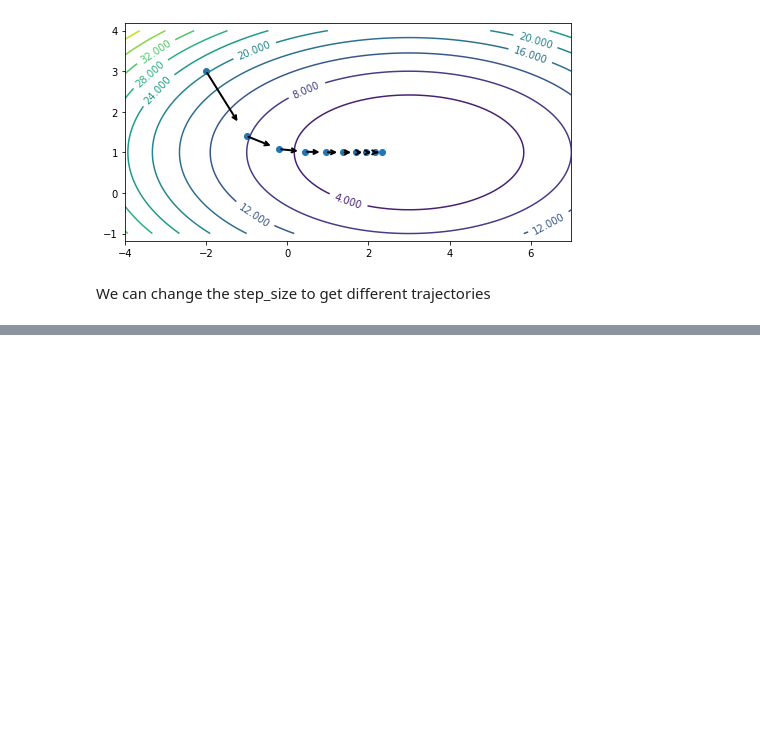
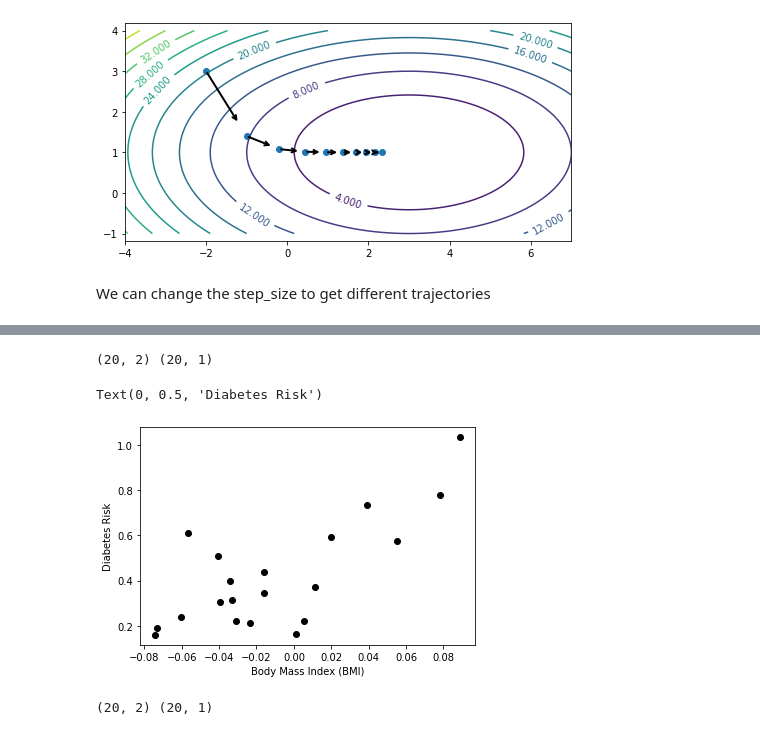
Before and after one commit to ShaunakSen/Data-Science-and-Machine-Learning, a Jupyter notebook: Applied_ML_CS_5785.ipynb, the cells around one changed output, grey strips where cells are left out. Drawn from its saved outputs; the diff is of its cells as text; code cells hidden in the pictures; blank space fills up the shorter version.

```diff
--- a/Applied_ML_CS_5785.ipynb
+++ b/Applied_ML_CS_5785.ipynb
@@ -1037,0 +1072,17 @@ We can change the step_size to get different trajectories
+# %%
+%matplotlib inline
+import matplotlib.pyplot as plt
+plt.rcParams['figure.figsize'] = [8, 4]
+
+import numpy as np
+import pandas as pd
+from sklearn import datasets
+
+# Load the diabetes dataset
+diabetes_data = datasets.load_diabetes()
+
+feature_names = diabetes_data['feature_names']
+X, y = diabetes_data['data'], diabetes_data['target']
+
+X = pd.DataFrame(data=X, columns=feature_names)
+y = pd.DataFrame(data=y, columns=['Target'])
@@ -1037,0 +1107,7 @@ We can change the step_size to get different trajectories
+# %%
+# add an extra column of onens
+X['one'] = 1
+
+# Collect 20 data points and only use bmi dimension
+X_train = X.iloc[-20:].loc[:, ['bmi', 'one']]
+y_train = y.iloc[-20:] / 300
@@ -1037,0 +1132,11 @@ We can change the step_size to get different trajectories
+# %%
+print (X_train.shape, y_train.shape)
+# %% [output]
+(20, 2) (20, 1)
+# %%
+plt.scatter(X_train.loc[:,['bmi']], y_train,  color='black')
+plt.xlabel('Body Mass Index (BMI)')
+plt.ylabel('Diabetes Risk')
+# %% [output]
+Text(0, 0.5, 'Diabetes Risk')
+[figure, added]
@@ -1037,0 +1178,4 @@ We can change the step_size to get different trajectories
+# %%
+print(X_train.shape, y_train.shape)
+# %% [output]
+(20, 2) (20, 1)
```
Also changed, not shown: parts of 15 cells of this notebook.
